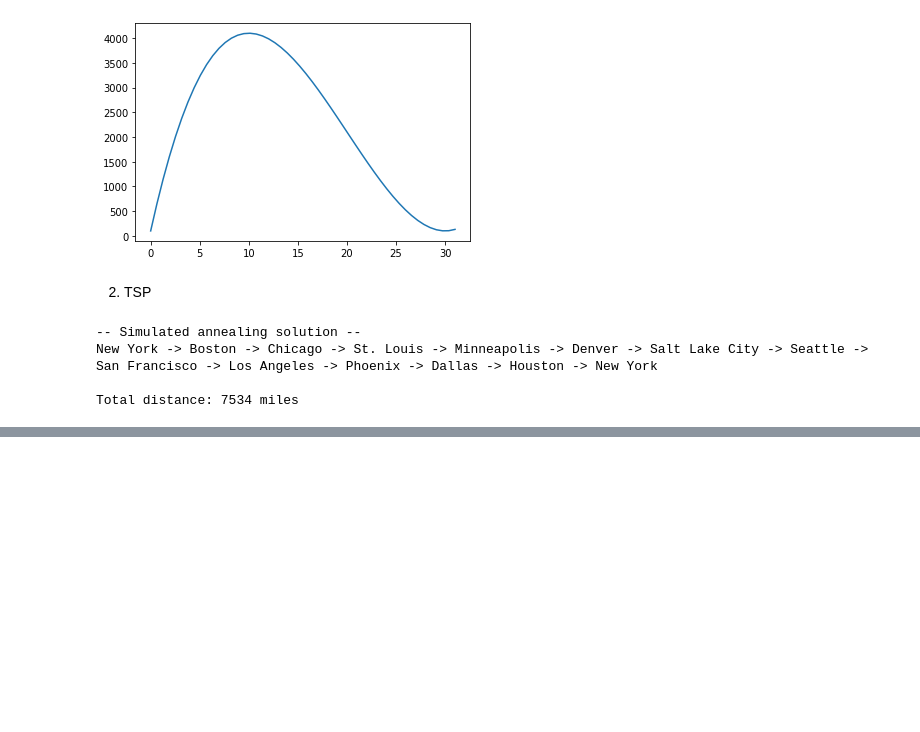
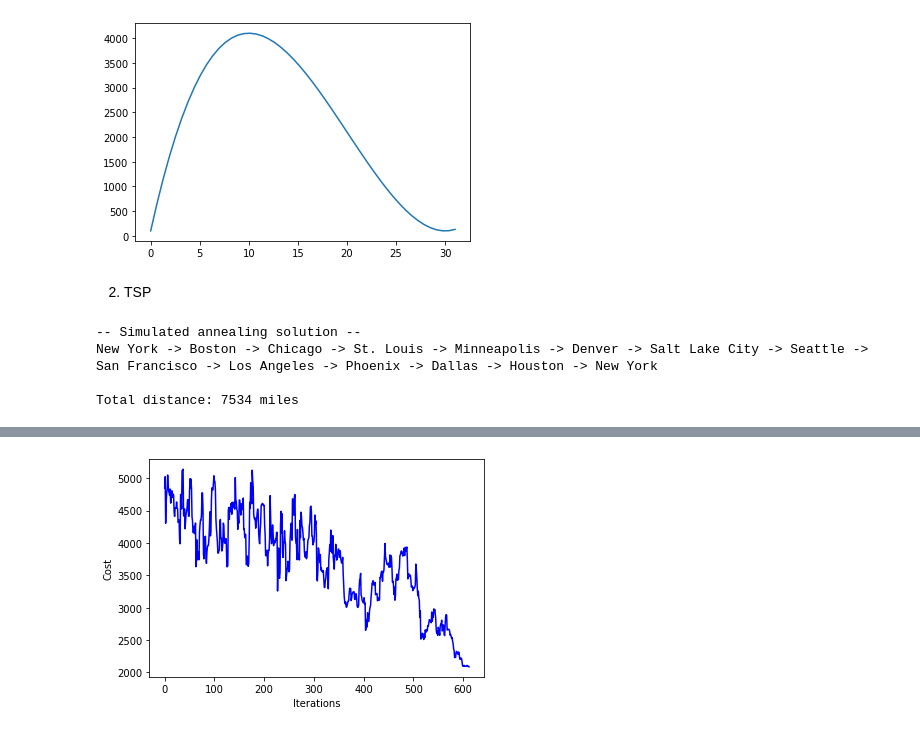
Before and after one commit to seungeunlee00/AI, a Jupyter notebook: MH/Simulated_Annealing.ipynb, the cells around one changed output, grey strips where cells are left out. Saved outputs shown, nothing was run; the diff lists cells and outputs as text; code cells hidden in the pictures; blank space fills up the shorter version.

Commit message:
Colaboratory를 통해 생성됨

```diff
--- a/MH/Simulated_Annealing.ipynb
+++ b/MH/Simulated_Annealing.ipynb
@@ -264,0 +272,6 @@ Total distance: 7534 miles
+# %%
+# load data from tsp file
+import numpy as np
+
+tsp_data = np.loadtxt('/content/drive/MyDrive/Colab Notebooks/JUNIA/Metaheuristics/gr17.2085.tsp')
+print(tsp_data.shape)
@@ -264,0 +280,27 @@ Total distance: 7534 miles
+# %%
+import math
+
+def pickneighbor(s):
+    index = np.random.choice(range(17), 2, replace=False) # pick randomly 2 indices in [0,16]
+    s[index[0]],s[index[1]] = s[index[1]],s[index[0]] # swap values located at these indices
+    return s
+
+def objectivefunction(s):
+    cost = 0
+    for i in range(s.shape[0]-1):
+        cost = cost + tsp_data[s[i]][s[i+1]]
+
+    cost = cost + tsp_data[s[-1]][s[0]]
+    return cost
+
+def accept_solution(delta, T):
+    decision = ['yes','no']
+    prob = math.exp(-abs(delta)/T) # probability of acceptance
+    final = np.random.choice(decision, 1, p=[prob, 1-prob]) # select yes or no according to p
+    if final == 'yes':
+        return True
+    else:
+        return False
+
+def geometric_cooling(T, alpha):
+    return T*alpha
@@ -264,0 +357,9 @@ Total distance: 7534 miles
+# %%
+import matplotlib.pyplot as plt
+
+plt.plot(costs_hist, 'b')
+plt.xlabel('Iterations')
+plt.ylabel('Cost')
+plt.show()
+# %% [output]
+[figure, added]
```
Also changed, not shown: parts of 6 cells of this notebook.
